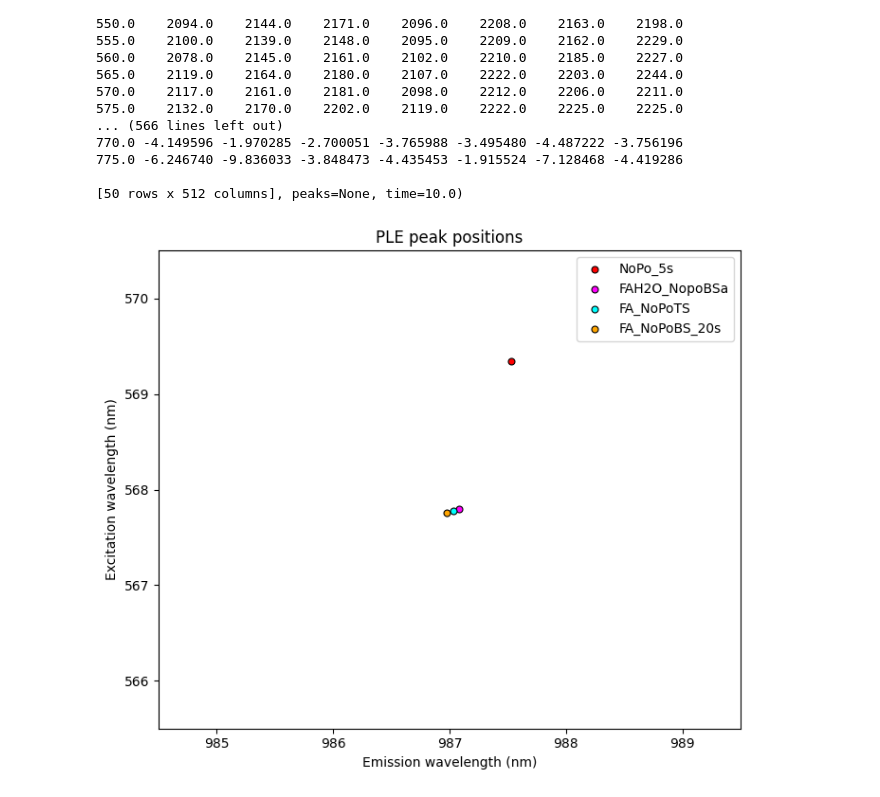
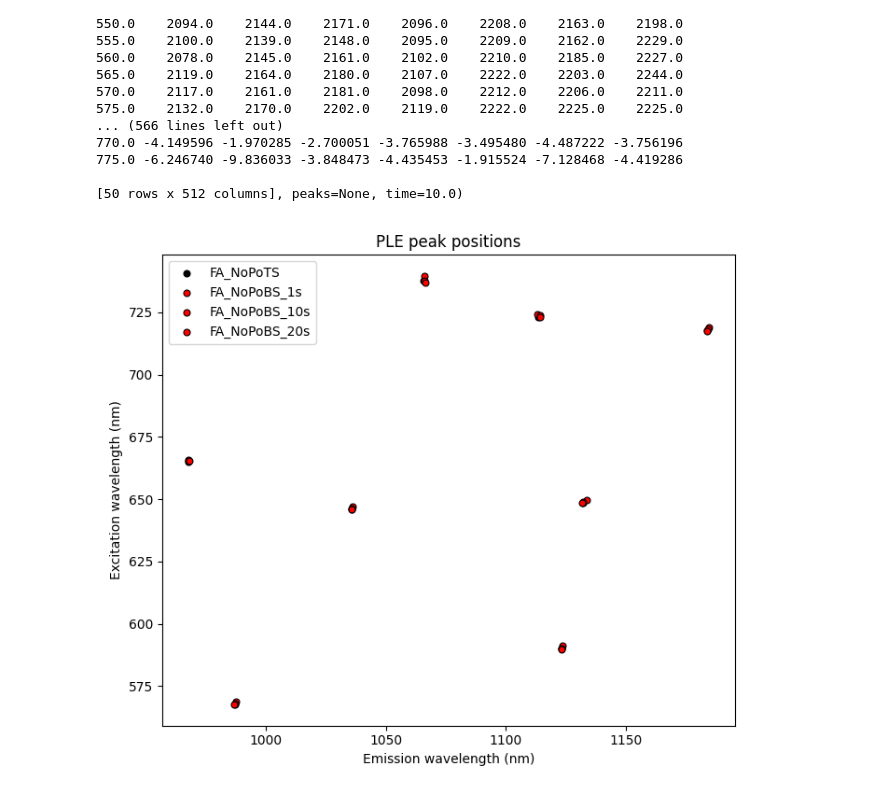
Before and after one commit to CristianMB/DataAnalysis_PhD_FUB, a Jupyter notebook: PLE/PLE_ReadingOPJScripts/ReadPLE_NoPos.ipynb, the cells around one changed output. Drawn from its saved outputs; the diff is of its cells as text; code cells hidden in the pictures.

```diff
--- a/PLE/PLE_ReadingOPJScripts/ReadPLE_NoPos.ipynb
+++ b/PLE/PLE_ReadingOPJScripts/ReadPLE_NoPos.ipynb
@@ -835,7 +835,17 @@ def plot_PLE_peaks_overlay(
         threshold=0.2,
         min_distance=10,
         n_peaks=8,
-        zoom_at = None):
+        zoom_at = None,
+        colors = [
+        "red",
+        "magenta",
+        "cyan",
+        "orange",
+        "black",
+        "hotpink",
+        "lime",
+        "white"]
+        ):
 
 
     plt.figure(figsize=(7,6))
@@ -858,18 +868,6 @@ def plot_PLE_peaks_overlay(
 
     else:
         title = "PLE peak positions"
-
-
-    colors = [
-        "red",
-        "magenta",
-        "cyan",
-        "orange",
-        "black",
-        "hotpink",
-        "lime",
-        "white"
-    ]
 
 
     for SPECTRUM, color in zip(spectra, colors):
@@ -922,38 +920,40 @@ def plot_PLE_peaks_overlay(
 
     plt.show()
 # %%
+%matplotlib widget
 #NoPo_1s,
 #NoPo_5s,
 
 #H2O,
 
 #FAH2O_NopoBSa,
 #FAH2O_NopoBSb,
 #FA_NoPoTS,
 #FA_NoPoBS_1s,
 #FA_NoPoBS_10s,
 #FA_NoPoBS_20s
 
 plot_PLE_peaks_overlay(
     [
             #NoPo_1s,
-            NoPo_5s,
+            #NoPo_5s,
 
-            FAH2O_NopoBSa,
+            #FAH2O_NopoBSa,
             #FAH2O_NopoBSb,
 
             FA_NoPoTS,
 
-            #FA_NoPoBS_1s,
-            #FA_NoPoBS_10s,
+            FA_NoPoBS_1s,
+            FA_NoPoBS_10s,
             FA_NoPoBS_20s
     ],
     reference=None,
     threshold=0.25,
     min_distance=15,
     n_peaks=8,
     #zoom_at = (1036,647,5)
-    #zoom_at = (987,568,5)
+    #zoom_at = (987,568,5),
+    colors=['black', 'red','red','red']
 )
 # %% [output]
-[figure, old version]
+[figure, new version]
```
Also changed, not shown: parts of 1 cell of this notebook.
